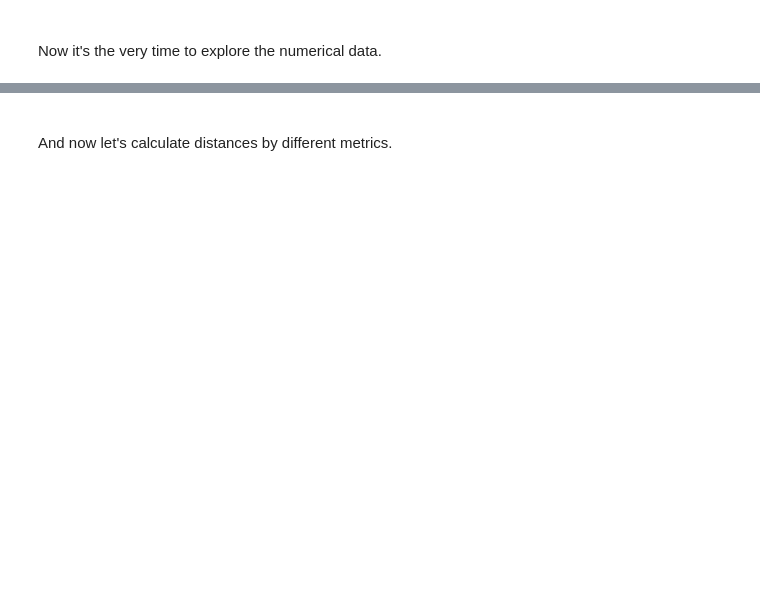
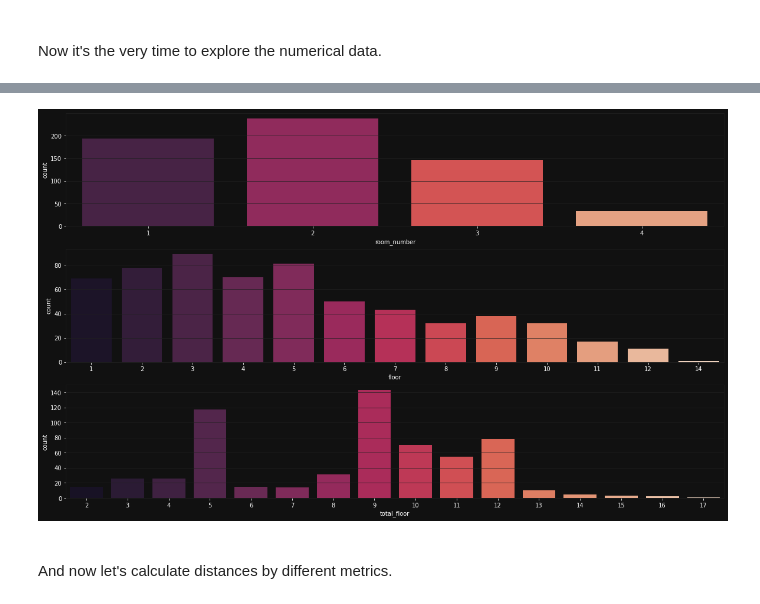
Before and after one commit to xXxRisingTidexXx/rampart, a Jupyter notebook: notebooks/flats.ipynb, the cells around one changed output, grey strips where cells are left out. Drawn from its saved outputs; the diff is of its cells as text; code cells hidden in the pictures; blank space fills up the shorter version.

```diff
--- a/notebooks/flats.ipynb
+++ b/notebooks/flats.ipynb
@@ -102,2 +90,10 @@ for i in range(len(features)):
+# %%
+figure, axes = subplots(3, figsize=(20, 12))
+countplot(flats['room_number'], palette='rocket', ax=axes[0])
+countplot(flats['floor'], palette='rocket', ax=axes[1])
+countplot(flats['total_floor'], palette='rocket', ax=axes[2])
+pass
+# %% [output]
+[figure, added]
 # %% [markdown]
 <br /> And now let's calculate distances by different metrics.
```
Also changed, not shown: parts of 11 cells of this notebook.
